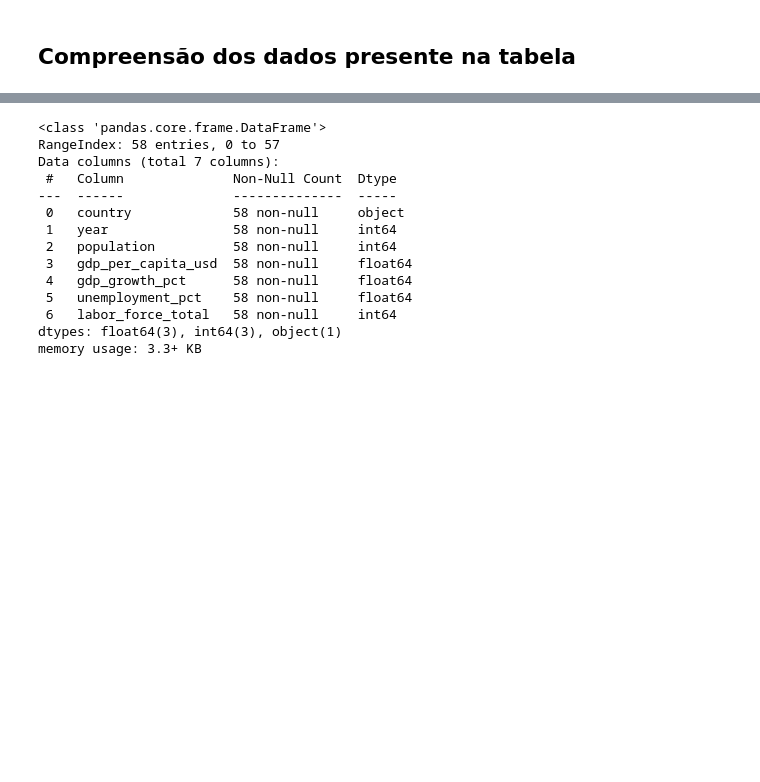
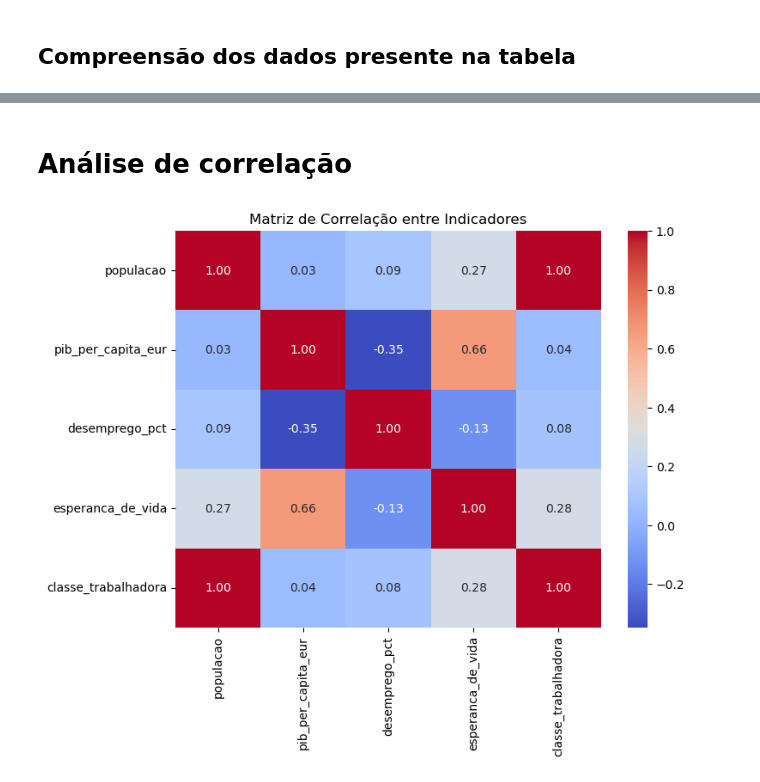
Before and after one commit to PPinto24/Projects, a Jupyter notebook: project/src/exploratory_data_analysis.ipynb, the cells around one changed output, grey strips where cells are left out. Saved outputs shown, nothing was run; the diff lists cells and outputs as text; code cells hidden in the pictures; blank space fills up the shorter version.

```diff
--- a/project/src/exploratory_data_analysis.ipynb
+++ b/project/src/exploratory_data_analysis.ipynb
@@ -38,17 +86,14 @@ df.describe()
-# %%
-df.info()
-# %% [output]
-<class 'pandas.core.frame.DataFrame'>
-RangeIndex: 58 entries, 0 to 57
-Data columns (total 7 columns):
- #   Column              Non-Null Count  Dtype
----  ------              --------------  -----
- 0   country             58 non-null     object
- 1   year                58 non-null     int64
- 2   population          58 non-null     int64
- 3   gdp_per_capita_usd  58 non-null     float64
- 4   gdp_growth_pct      58 non-null     float64
- 5   unemployment_pct    58 non-null     float64
- 6   labor_force_total   58 non-null     int64
-dtypes: float64(3), int64(3), object(1)
-memory usage: 3.3+ KB
+# %% [markdown]
+# Análise de correlação
+# %%
+# Calcular a matriz de correlação (apenas para colunas numéricas)
+cols_to_corr = ['populacao', 'pib_per_capita_eur', 'desemprego_pct',
+                'esperanca_de_vida', 'classe_trabalhadora']
+corr_matrix = df[cols_to_corr].corr()
+
+plt.figure(figsize=(8, 6))
+sns.heatmap(corr_matrix, annot=True, cmap='coolwarm', fmt=".2f")
+plt.title("Matriz de Correlação entre Indicadores")
+plt.show()
+# %% [output]
+[figure, added]
```
Also changed, not shown: parts of 10 cells of this notebook, 3 other files.
